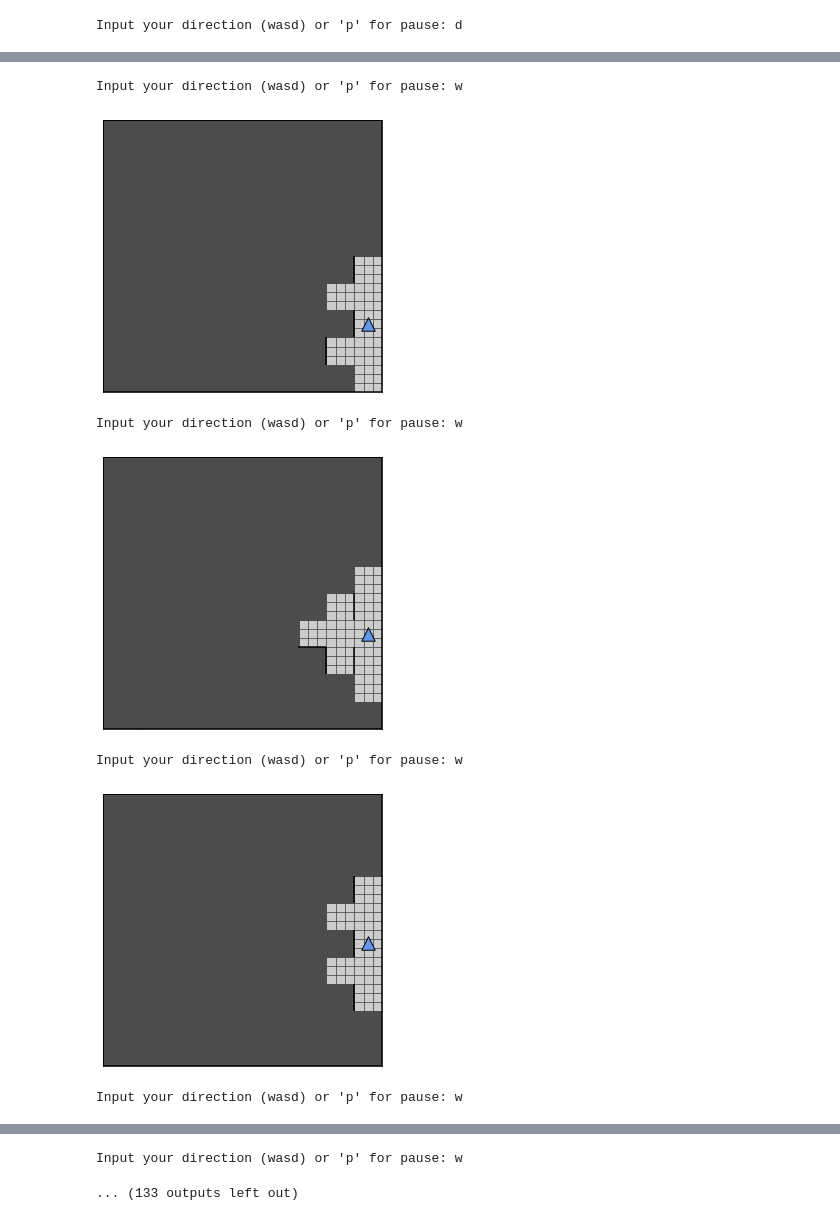
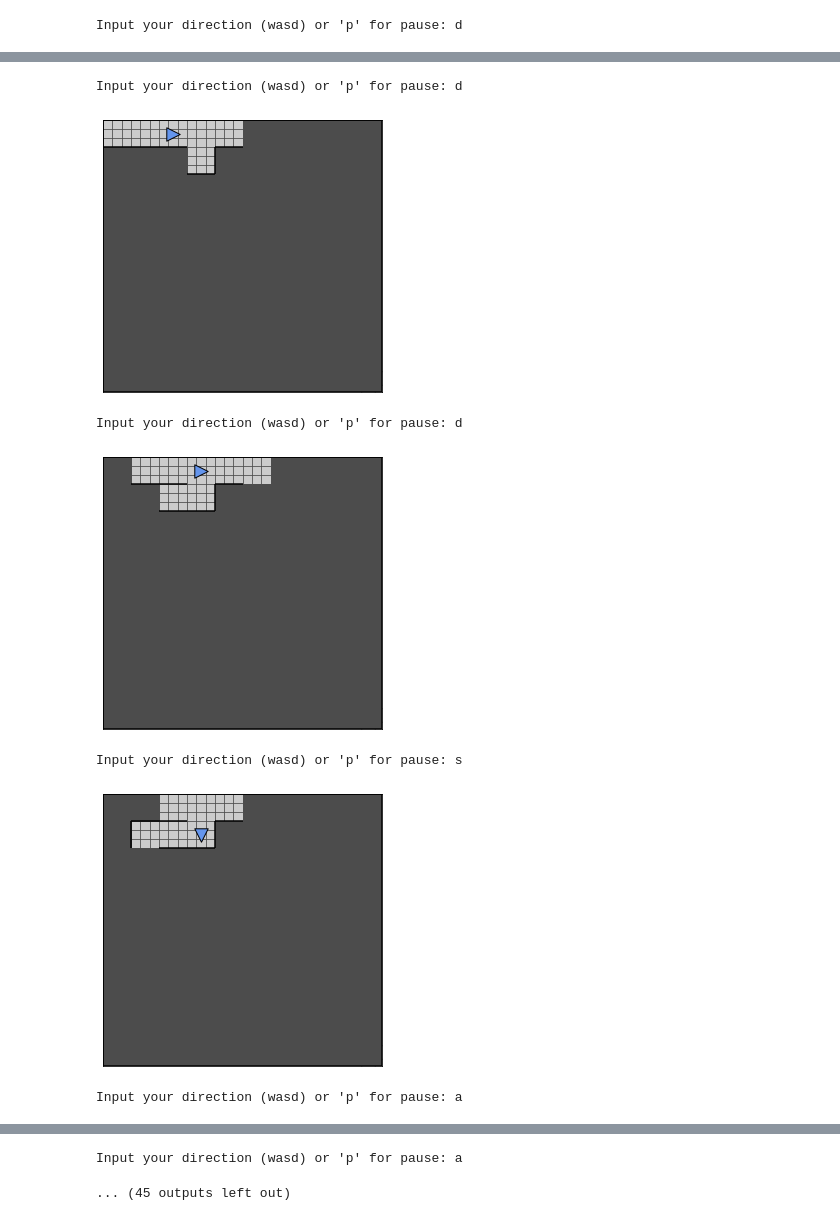
Before and after one commit to roselightheart/dungeon_generator, a Jupyter notebook: dungeon_generator.ipynb, the cells around one changed output, grey strips where cells are left out. Cells and saved outputs as stored; diff of their text form; code cells hidden in the pictures.

```diff
--- a/dungeon_generator.ipynb
+++ b/dungeon_generator.ipynb
@@ -2631,4 +2712,4 @@ class Dungeon:
 # %%
-# dungeon = Dungeon({17:5})
+dungeon = Dungeon({10:3})
 dungeon.play()
 # %% [output]
@@ -2638,7 +2719,7 @@ Input your direction (wasd) or 'p' for pause: d
-Input your direction (wasd) or 'p' for pause: w
+Input your direction (wasd) or 'p' for pause: d
-[figure, old version]
+[figure, new version]
-Input your direction (wasd) or 'p' for pause: w
+Input your direction (wasd) or 'p' for pause: d
-[figure, old version]
+[figure, new version]
-Input your direction (wasd) or 'p' for pause: w
+Input your direction (wasd) or 'p' for pause: s
-[figure, old version]
+[figure, new version]
-Input your direction (wasd) or 'p' for pause: w
+Input your direction (wasd) or 'p' for pause: a
@@ -2646,2 +2727,2 @@ Input your direction (wasd) or 'p' for pause: w
-Input your direction (wasd) or 'p' for pause: w
+Input your direction (wasd) or 'p' for pause: a
-... (133 outputs left out)
+... (45 outputs left out)
```
Also changed, not shown: parts of 3 cells of this notebook.
